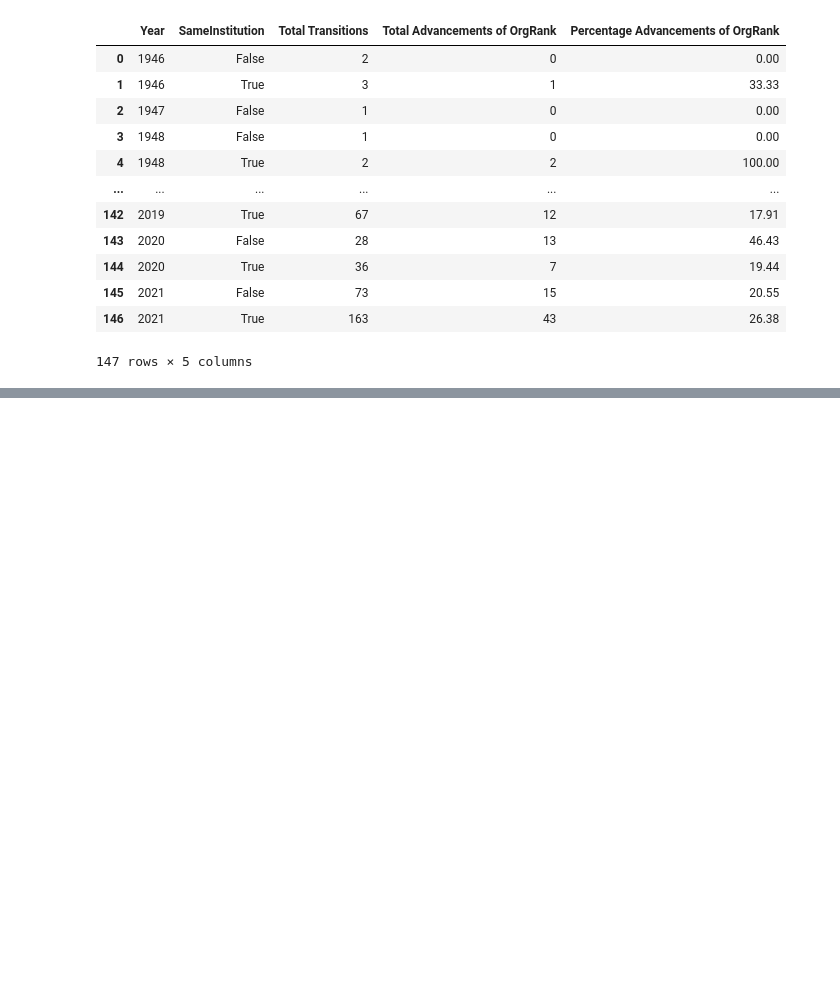
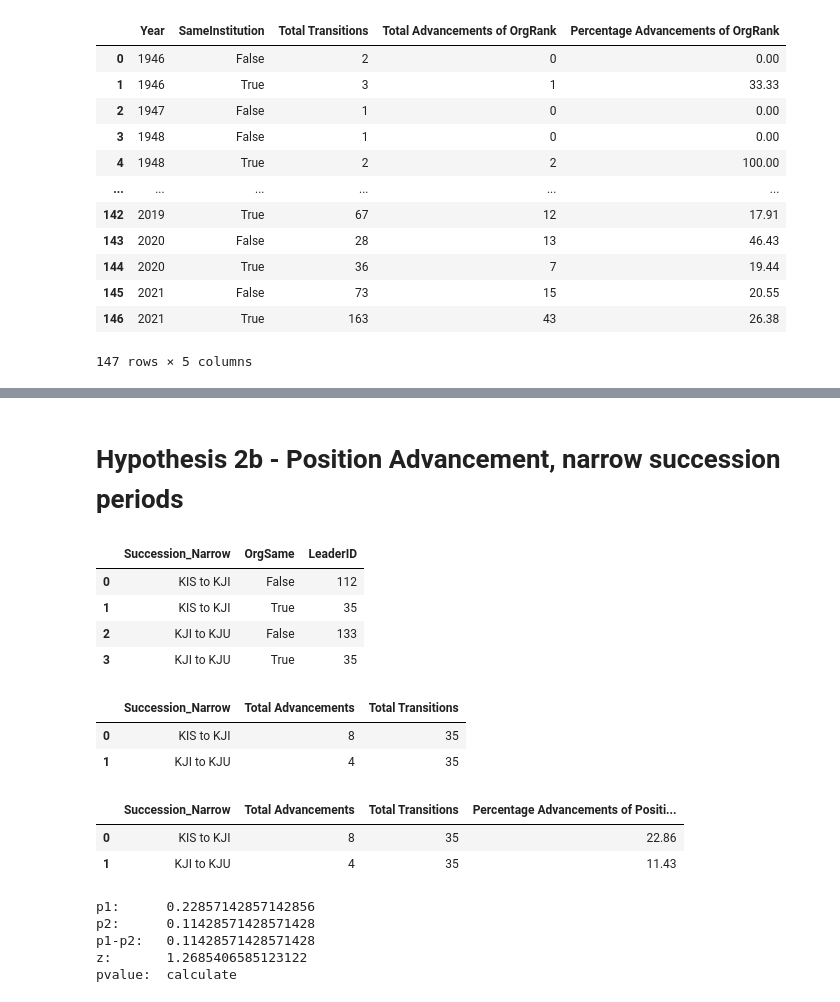
Before and after one commit to seouljake/nkelites, a Jupyter notebook: scripts/3 scripts - anaylsis/2023.10.04 Research Note/stats3_analysis_trans.ipynb, the cells around one changed output, grey strips where cells are left out. Drawn from its saved outputs; the diff is of its cells as text; code cells hidden in the pictures; blank space fills up the shorter version.

```diff
--- a/scripts/3 scripts - anaylsis/2023.10.04 Research Note/stats3_analysis_trans.ipynb
+++ b/scripts/3 scripts - anaylsis/2023.10.04 Research Note/stats3_analysis_trans.ipynb
@@ -476,0 +568,12 @@ stat3
+# %% [markdown]
+# Hypothesis 2b - Position Advancement, narrow succession periods
+# %%
+select_columns = ["OrgSame","Succession_Narrow","LeaderID"]
+group_columns = ["Succession_Narrow","OrgSame"]
+trans[select_columns].groupby(group_columns,as_index=False).count()
+# %% [output]
+|  | Succession_Narrow | OrgSame | LeaderID |
+| 0 | KIS to KJI | False | 112 |
+| 1 | KIS to KJI | True | 35 |
+| 2 | KJI to KJU | False | 133 |
+| 3 | KJI to KJU | True | 35 |
@@ -476,0 +584,23 @@ stat3
+# %%
+stat4b = trans.loc[trans["OrgSame"]==True,stat4b_columns].groupby(stat4b_groupby_columns,as_index=False)["PositionAdvanceYes"].agg({"Total Advancements":"sum","Total Transitions":"count"})
+stat4b
+# %% [output]
+|  | Succession_Narrow | Total Advancements | Total Transitions |
+| 0 | KIS to KJI | 8 | 35 |
+| 1 | KJI to KJU | 4 | 35 |
+# %%
+stat4b["Percentage Advancements of Position Rank"] = stat4b.apply(lambda x: round(x["Total Advancements"] / x["Total Transitions"] * 100,2) if x["Total Transitions"] > 0 else np.nan,axis=1)
+stat4b
+# %% [output]
+|  | Succession_Narrow | Total Advancements | Total Transitions | Percentage Advancements of Positi... |
+| 0 | KIS to KJI | 8 | 35 | 22.86 |
+| 1 | KJI to KJU | 4 | 35 | 11.43 |
+# %%
+# 2-sample test of proportions
+two_sample_ttest_proportions(8,4,35,35,.05)
+# %% [output]
+p1:      0.22857142857142856
+p2:      0.11428571428571428
+p1-p2:   0.11428571428571428
+z:       1.2685406585123122
+pvalue:  calculate
```
Also changed, not shown: parts of 82 cells of this notebook, 1 other file.
